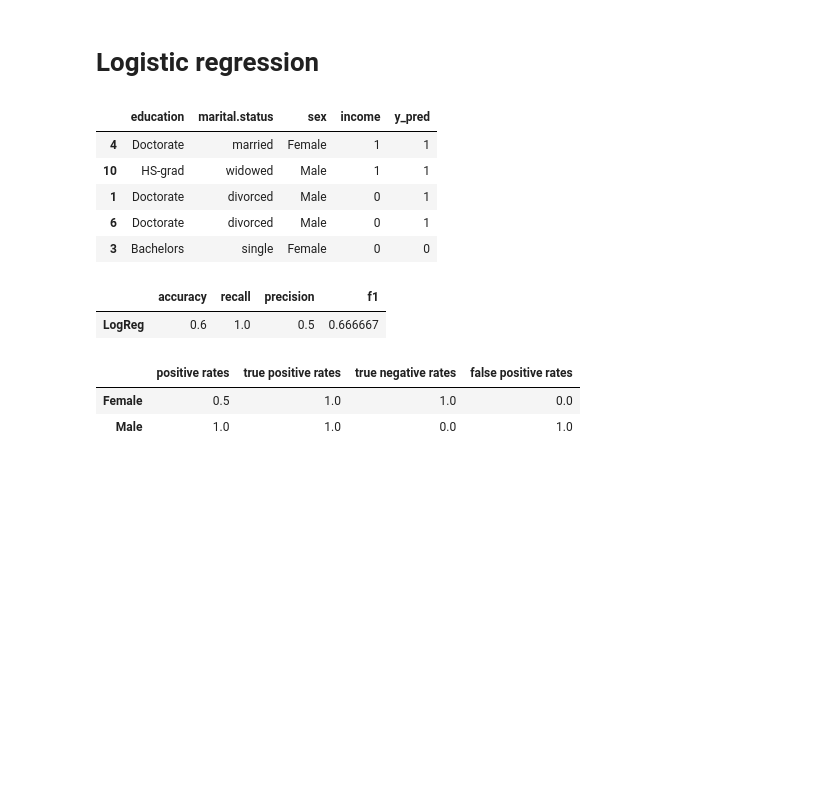
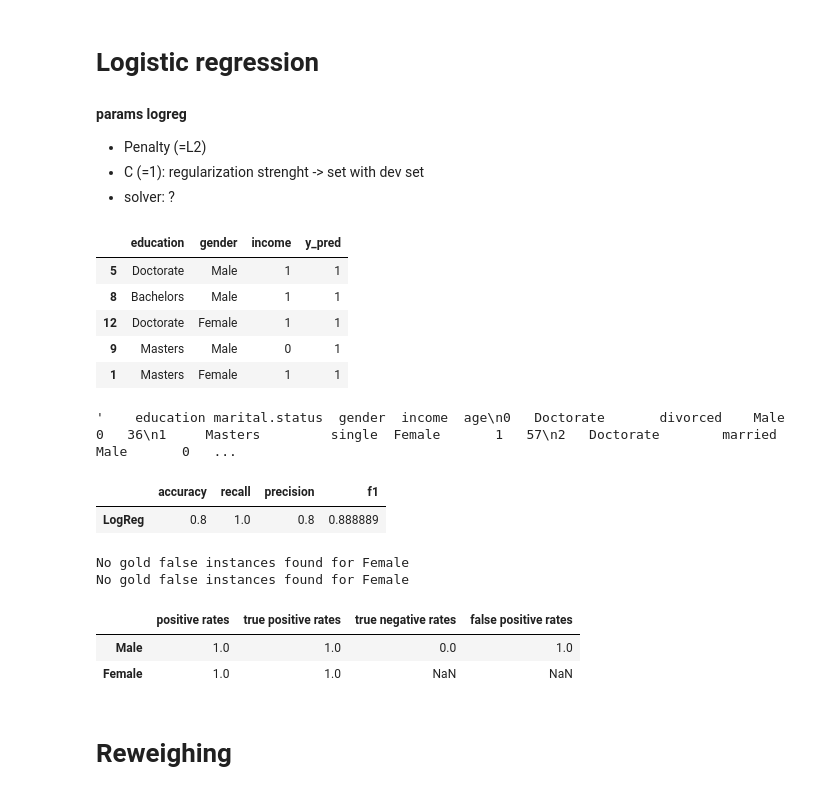
Before and after one commit to JipSchoneveld/HCML_project, a Jupyter notebook: train.ipynb, the cells around one changed output. Saved outputs shown, nothing was run; the diff lists cells and outputs as text; code cells hidden in the pictures; blank space fills up the shorter version.

```diff
--- a/train.ipynb
+++ b/train.ipynb
@@ -10,10 +13,15 @@ from fairness_evals import positive_rates, true_postive_rates, true_negative_rat
 # %%
 
 toy_educ = ['HS-grad', 'Doctorate', 'Masters', 'Bachelors', 'Doctorate'] * 3
+random.shuffle(toy_educ)
 toy_mar = ['widowed', 'divorced', 'married', 'single', 'married'] * 3
+random.shuffle(toy_mar)
 toy_sex = ['Male', 'Male', 'Male', 'Female', 'Female'] * 3
+random.shuffle(toy_sex)
 toy_inc = [1, 0, 1, 0, 1] * 3
-toy_educ_num = [3,4,7,2, 3,2,1,5,2,2,3,4,6,7,8]
-toy_data = pd.DataFrame({'education':toy_educ , 'marital.status':toy_mar, 'sex':toy_sex, 'income':toy_inc, 'education.num':toy_educ_num})
+random.shuffle(toy_inc)
+toy_educ_num = [31,41,17,24, 36,23,41,57,25,72,33,54,56,27,18]
+random.shuffle(toy_educ_num)
+toy_data = pd.DataFrame({'education':toy_educ , 'marital.status':toy_mar, 'gender':toy_sex, 'income':toy_inc, 'age':toy_educ_num})
 toy_data
 # %% [output]
@@ -36,3 +94,5 @@ toy_data
 # %%
 DATA = toy_data
-FEAT_OF_INT = ['education', 'marital.status', 'sex', 'income'] #The features we are interested in
+DATA_NAME = 'toy' #! don't forget to change this accordingly
+FEAT_OF_INT = ['education', 'marital-status', 'gender', 'income'] #The features we are interested in
+DATA.head()
@@ -67,42 +134,57 @@ x_train_encoded = cat_to_one_hot(x_train, cat_feats, cat_feat_encoder)
 x_test_encoded = cat_to_one_hot(x_test, cat_feats, cat_feat_encoder)
 # %% [markdown]
 # Logistic regression
+# %% [markdown]
+**params logreg**
+* Penalty (=L2)
+* C (=1): regularization strenght -> set with dev set
+* solver: ?
 # %%
 from sklearn.linear_model import LogisticRegression
-logreg = LogisticRegression().fit(x_train_encoded, y_train)
+logreg = LogisticRegression(solver = 'sag').fit(x_train_encoded, y_train)
 
 y_pred= list(logreg.predict(x_test_encoded))
 
 logreg_results = test.copy() #get all the data of the test set
 
 logreg_results = logreg_results.filter(items=FEAT_OF_INT) #keep only relevant info
 logreg_results['y_pred'] = y_pred
 logreg_results
 # %% [output]
-|  | education | marital.status | sex | income | y_pred |
-| 4 | Doctorate | married | Female | 1 | 1 |
-| 10 | HS-grad | widowed | Male | 1 | 1 |
-| 1 | Doctorate | divorced | Male | 0 | 1 |
-| 6 | Doctorate | divorced | Male | 0 | 1 |
-| 3 | Bachelors | single | Female | 0 | 0 |
+|  | education | gender | income | y_pred |
+| 5 | Doctorate | Male | 1 | 1 |
+| 8 | Bachelors | Male | 1 | 1 |
+| 12 | Doctorate | Female | 1 | 1 |
+| 9 | Masters | Male | 0 | 1 |
+| 1 | Masters | Female | 1 | 1 |
+# %%
+str(DATA)
+# %% [output]
+'    education marital.status  gender  income  age\n0   Doctorate       divorced    Male       0   36\n1     Masters         single  Female       1   57\n2   Doctorate        married    Male       0   ...
 # %%
 logreg_acc = accuracy_score(y_test, y_pred)
 logreg_rec = recall_score(y_test, y_pred)
 logreg_pre = precision_score(y_test, y_pred)
 logreg_f1 = f1_score(y_test, y_pred)
 logreg_eval = pd.DataFrame({'accuracy': [logreg_acc], 'recall': [logreg_rec], 'precision': [logreg_pre], 'f1': [logreg_f1]}, index=['LogReg'])
+logreg_eval.to_csv(f'Results/{DATA_NAME}_eval.csv',sep='\t')
 logreg_eval
 # %% [output]
 |  | accuracy | recall | precision | f1 |
-| LogReg | 0.6 | 1.0 | 0.5 | 0.666667 |
+| LogReg | 0.8 | 1.0 | 0.8 | 0.888889 |
 # %%
 logreg_fair_eval = pd.DataFrame()
-logreg_fair_eval['positive rates'] = positive_rates(logreg_results, 'sex')
-logreg_fair_eval['true positive rates'] = true_postive_rates(logreg_results, 'sex')
-logreg_fair_eval['true negative rates'] = true_negative_rate(logreg_results, 'sex')
-logreg_fair_eval['false positive rates'] = false_postive_rates(logreg_results, 'sex')
+logreg_fair_eval['positive rates'] = positive_rates(logreg_results, 'gender')
+logreg_fair_eval['true positive rates'] = true_postive_rates(logreg_results, 'gender')
+logreg_fair_eval['true negative rates'] = true_negative_rate(logreg_results, 'gender')
+logreg_fair_eval['false positive rates'] = false_postive_rates(logreg_results, 'gender')
+logreg_fair_eval.to_csv(f'Results/{DATA_NAME}_fair_eval.csv',sep='\t')
 logreg_fair_eval
 # %% [output]
+No gold false instances found for Female
+No gold false instances found for Female
 |  | positive rates | true positive rates | true negative rates | false positive rates |
-| Female | 0.5 | 1.0 | 1.0 | 0.0 |
 | Male | 1.0 | 1.0 | 0.0 | 1.0 |
+| Female | 1.0 | 1.0 | NaN | NaN |
+# %% [markdown]
+# Reweighing
```
Also changed, not shown: parts of 12 cells of this notebook, 4 other files.
